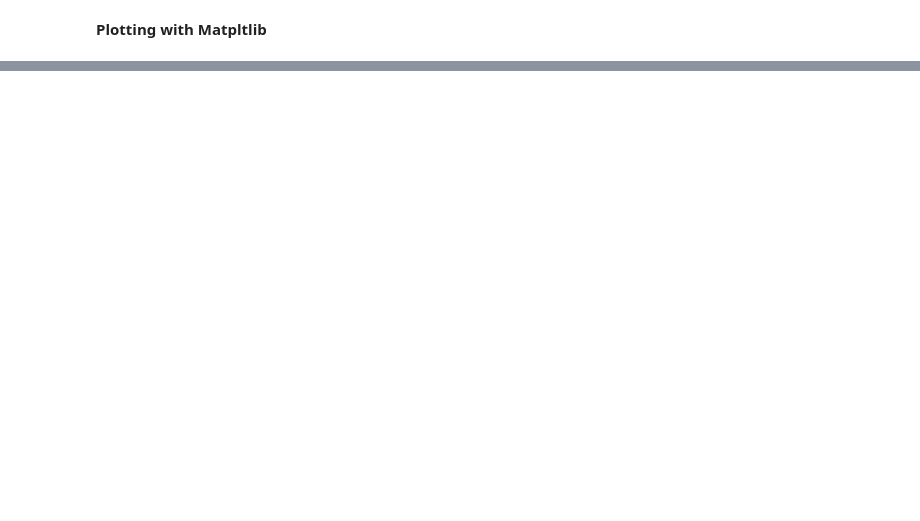
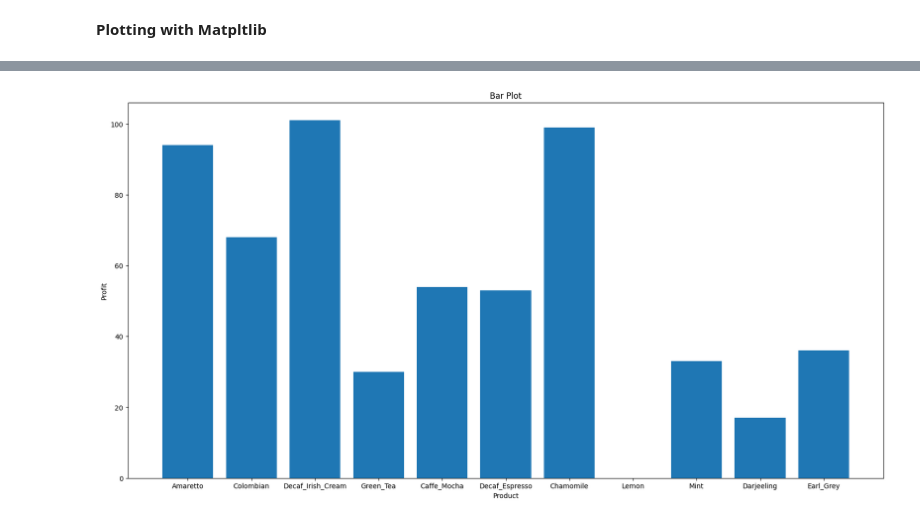
Before and after one commit to KhmAsif/IMSE441Spring24, a Jupyter notebook: Bootcamp.ipynb, the cells around one changed output, grey strips where cells are left out. Cells and saved outputs as stored; diff of their text form; code cells hidden in the pictures; blank space fills up the shorter version.

```diff
--- a/Bootcamp.ipynb
+++ b/Bootcamp.ipynb
@@ -427,0 +640,3 @@ df.info()
+# %%
+coffee['Product'] = Coffee['Product'].str.replace(" ", "_")
+coffee
@@ -506,3 +716,12 @@ plt.show()
+# %%
+plt.figure(figsize=(20,10))
+plt.bar(coffee['Product'],coffee['Profit'])
+plt.xlabel('Product')
+plt.ylabel('Profit')
+plt.title('Bar Plot')
+plt.show()
+# %% [output]
+[figure, added]
 # %%
 n_x = [68, 25, 10, 91, 27, 40, 48, 51, 75, 83, 75, 32, 42, 62, 74, 15, 43,
        30, 42, 86, 29, 17, 49, 55, 29, 24, 45, 92, 46, 33, 53, 32, 66, 35,
```
Also changed, not shown: parts of 86 cells of this notebook.
